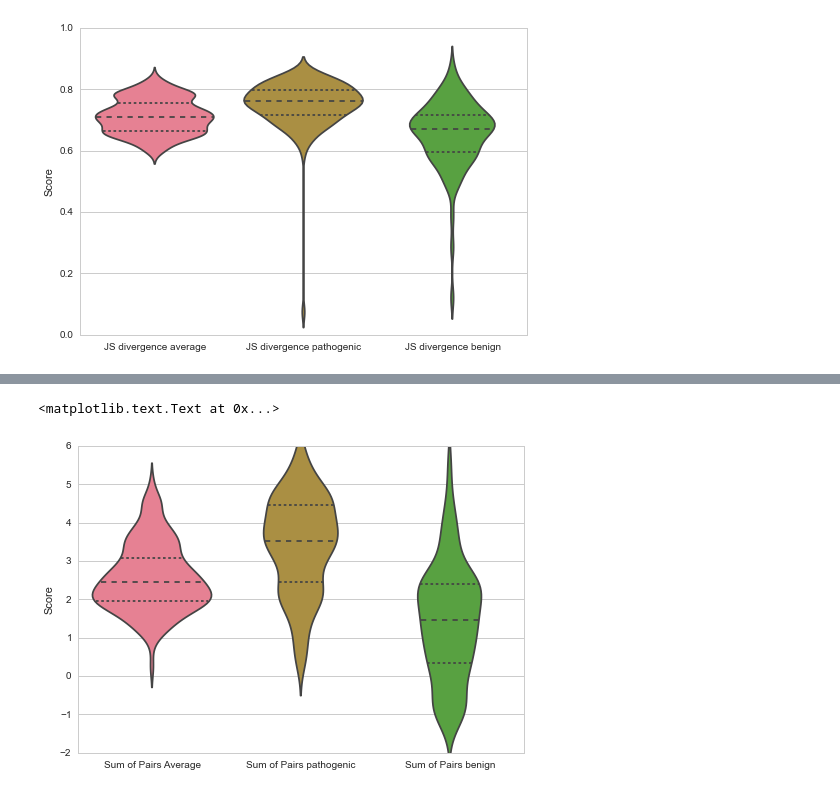
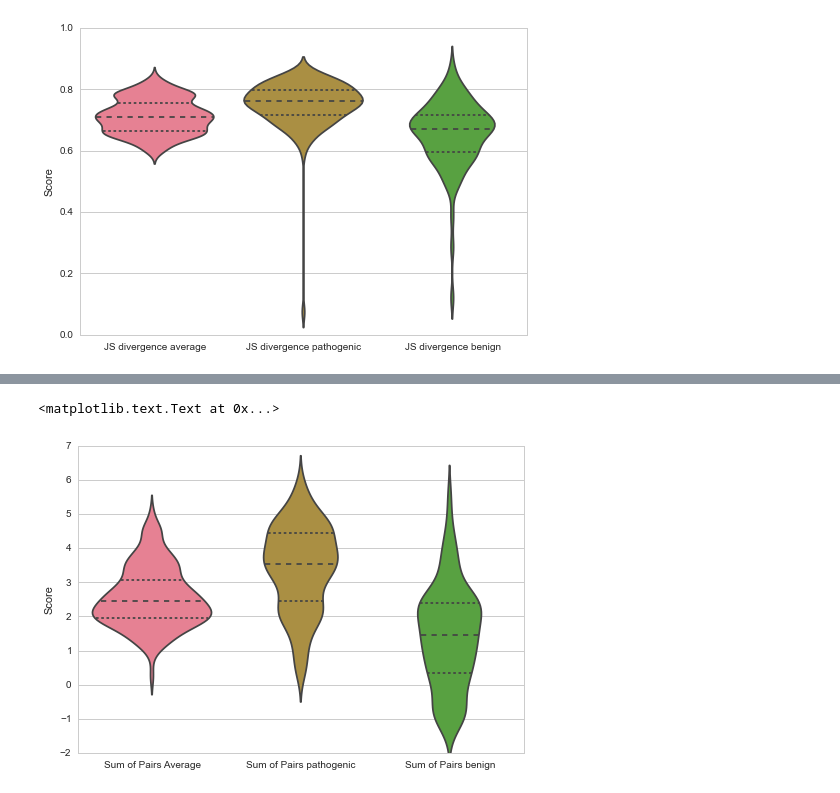
Before and after one commit to materechm/plabData, a Jupyter notebook: yeast_replaceable_genes/TestViolinPlot.ipynb, the cells around one changed output, grey strips where cells are left out. Cells and saved outputs as stored; diff of their text form; code cells hidden in the pictures.

```diff
--- a/yeast_replaceable_genes/TestViolinPlot.ipynb
+++ b/yeast_replaceable_genes/TestViolinPlot.ipynb
@@ -31,11 +32,11 @@ plt.ylabel('Score')
 # %%
 g = seaborn.violinplot(data.TypeSOP, data.ScoreSOP, bw=0.3, inner="quartile")
-plt.ylim((-2,6));
+plt.ylim((-2,7));
 plt.xlabel('')
 plt.ylabel('Score')
 # %% [output]
 <matplotlib.text.Text at 0x...>
-[figure, old version]
+[figure, new version]
 # %%
 g2 = seaborn.stripplot(x="TypeJS", y="ScoreJS", data=data, jitter=True)
 # %% [output]
```
Also changed, not shown: parts of 15 cells of this notebook, 19 other files.
